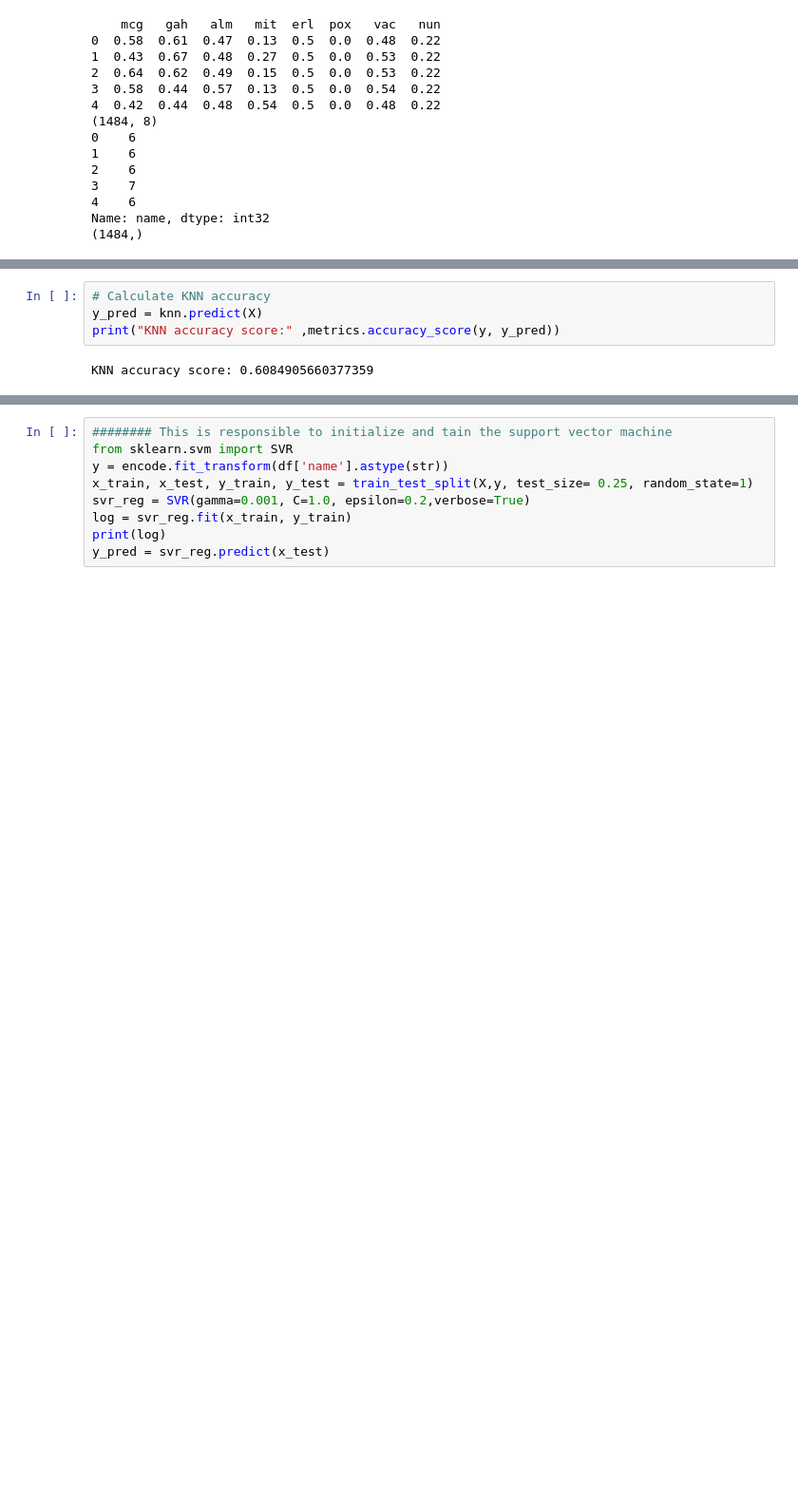
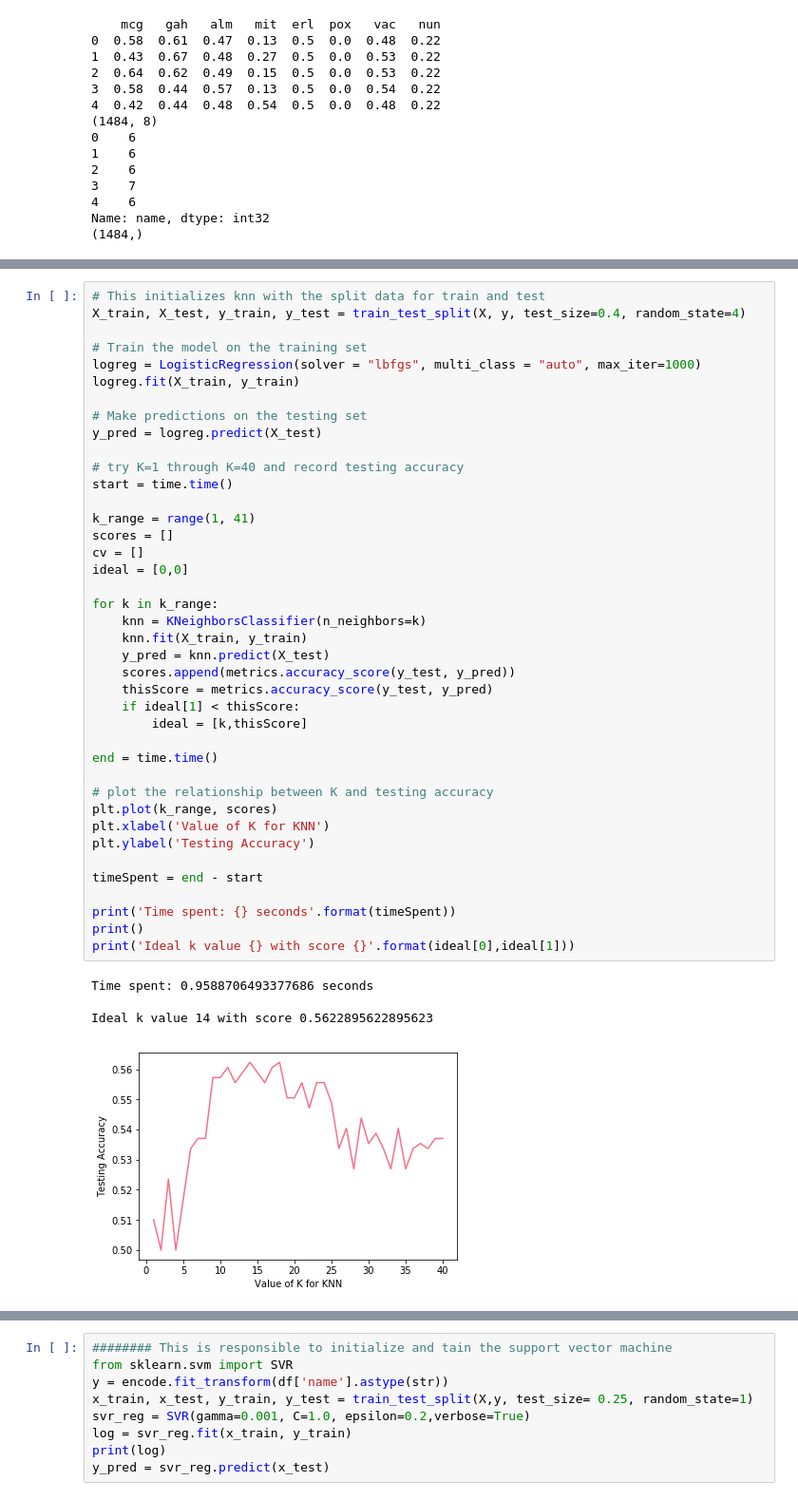
Before and after one commit to diogomotapinto/IART-Vision, a Jupyter notebook: Project_iart .ipynb, the cells around one changed output, grey strips where cells are left out. Shown at 95% size. Cells and saved outputs as stored; diff of their text form; blank space fills up the shorter version.

```diff
--- a/Project_iart .ipynb
+++ b/Project_iart .ipynb
@@ -223,10 +222,49 @@ Time spent: 5.522029399871826 seconds
 
 Ideal k value 22 with score 0.5834970529189843
-# %%
-# Calculate KNN accuracy
-y_pred = knn.predict(X)
-print("KNN accuracy score:" ,metrics.accuracy_score(y, y_pred))
-# %% [output]
-KNN accuracy score: 0.6084905660377359
+# %%
+# This initializes knn with the split data for train and test
+X_train, X_test, y_train, y_test = train_test_split(X, y, test_size=0.4, random_state=4)
+
+# Train the model on the training set
+logreg = LogisticRegression(solver = "lbfgs", multi_class = "auto", max_iter=1000)
+logreg.fit(X_train, y_train)
+
+# Make predictions on the testing set
+y_pred = logreg.predict(X_test)
+
+# try K=1 through K=40 and record testing accuracy
+start = time.time()
+
+k_range = range(1, 41)
+scores = []
+cv = []
+ideal = [0,0]
+
+for k in k_range:
+    knn = KNeighborsClassifier(n_neighbors=k)
+    knn.fit(X_train, y_train)
+    y_pred = knn.predict(X_test)
+    scores.append(metrics.accuracy_score(y_test, y_pred))
+    thisScore = metrics.accuracy_score(y_test, y_pred)
+    if ideal[1] < thisScore:
+        ideal = [k,thisScore]
+
+end = time.time()
+
+# plot the relationship between K and testing accuracy
+plt.plot(k_range, scores)
+plt.xlabel('Value of K for KNN')
+plt.ylabel('Testing Accuracy')
+
+timeSpent = end - start
+
+print('Time spent: {} seconds'.format(timeSpent))
+print()
+print('Ideal k value {} with score {}'.format(ideal[0],ideal[1]))
+# %% [output]
+Time spent: 0.9588706493377686 seconds
+
+Ideal k value 14 with score 0.5622895622895623
+[figure, added]
 # %%
 ############ This is responsible to initialize and tain the neural network
```
Also changed, not shown: parts of 4 cells of this notebook.
